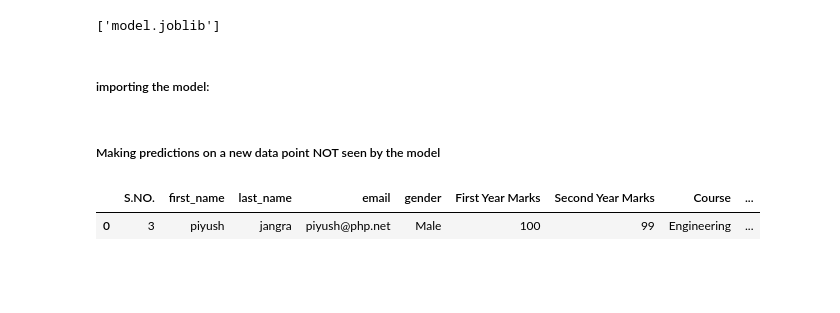
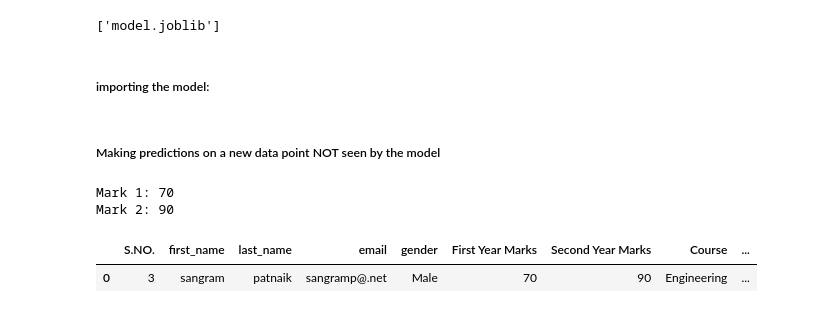
Before and after one commit to sangram2183/summer-first, a Jupyter notebook: Student performance ML project.ipynb, the cells around one changed output. Drawn from its saved outputs; the diff is of its cells as text; code cells hidden in the pictures; blank space fills up the shorter version.

```diff
--- a/Student performance ML project.ipynb
+++ b/Student performance ML project.ipynb
@@ -247,13 +239,53 @@ joblib.dump(gs.best_estimator_, 'model.joblib')
 mdl = joblib.load('model.joblib')
 # %% [markdown]
 ##### Making predictions on a new data point NOT seen by the model
-# %%
-q = pd.DataFrame([[3 , 'piyush' , 'jangra' , 'piyush@php.net' , 'Male' , 100 , 99 , 'Engineering' , 'Russian' , 'India' , True]],
-             columns=X.columns)
-q
-# %% [output]
-|  | S.NO. | first_name | last_name | email | gender | First Year Marks | Second Year Marks | Course | ... |
-| 0 | 3 | piyush | jangra | piyush@php.net | Male | 100 | 99 | Engineering | ... |
+# %%
+
+# m1 = "78"
+# m2 = "90"
+
+
+# q = pd.DataFrame([[3 , 'snagram' , 'patnaik' , 'sangramp@.net' , 'Male' , m1 , m2 , 'Engineering' , 'indian' , 'India' , True]],
+#              columns=X.columns)
+# q
+
+
+import requests
+
+# Define the Flask server URL
+flask_url = 'http://localhost:5000'  # Replace with your Flask server URL if different
+
+# Function to retrieve data from Flask
+def retrieve_marks():
+    try:
+        response = requests.get(f'{flask_url}/get_marks')
+        if response.status_code == 200:
+            data = response.json()
+            mark1 = data['mark1']
+            mark2 = data['mark2']
+            return mark1, mark2
+        else:
+            print("Failed to retrieve marks from Flask server")
+            return None, None
+    except Exception as e:
+        print("An error occurred:", e)
+        return None, None
+
+# Retrieve marks from Flask
+m1, m2 = retrieve_marks()
+
+# Print the retrieved marks
+print("Mark 1:", m1)
+print("Mark 2:", m2)
+
+q = pd.DataFrame([[3 , 'sangram' , 'patnaik' , 'sangramp@.net' , 'Male' , m1 , m2 , 'Engineering' , 'indian' , 'India' , True]],
+              columns=X.columns)
+q
+# %% [output]
+Mark 1: 70
+Mark 2: 90
+|  | S.NO. | first_name | last_name | email | gender | First Year Marks | Second Year Marks | Course | ... |
+| 0 | 3 | sangram | patnaik | sangramp@.net | Male | 70 | 90 | Engineering | ... |
 # %%
 mdl.predict(q)
 # %% [output]
```
Also changed, not shown: parts of 17 cells of this notebook, 5 other files.
